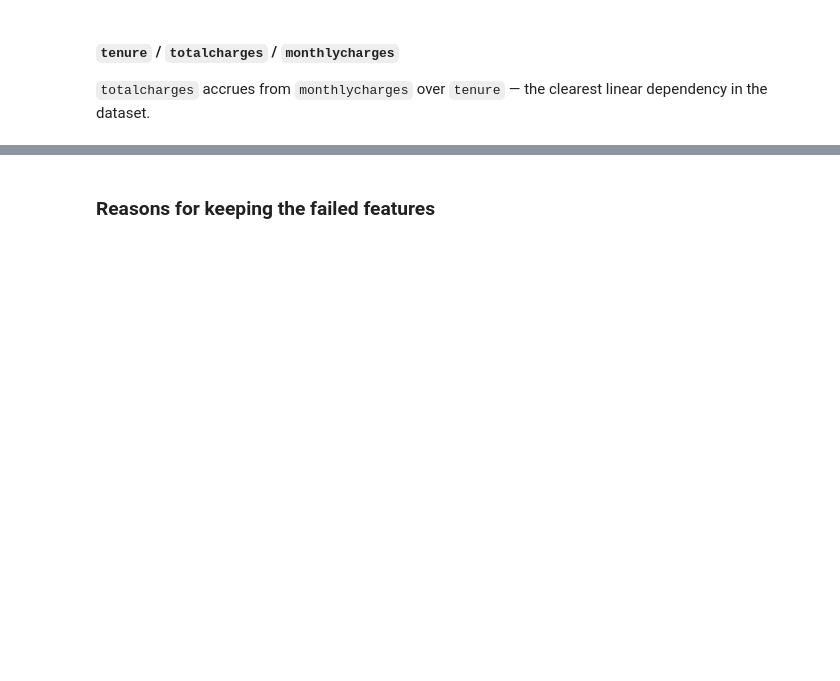
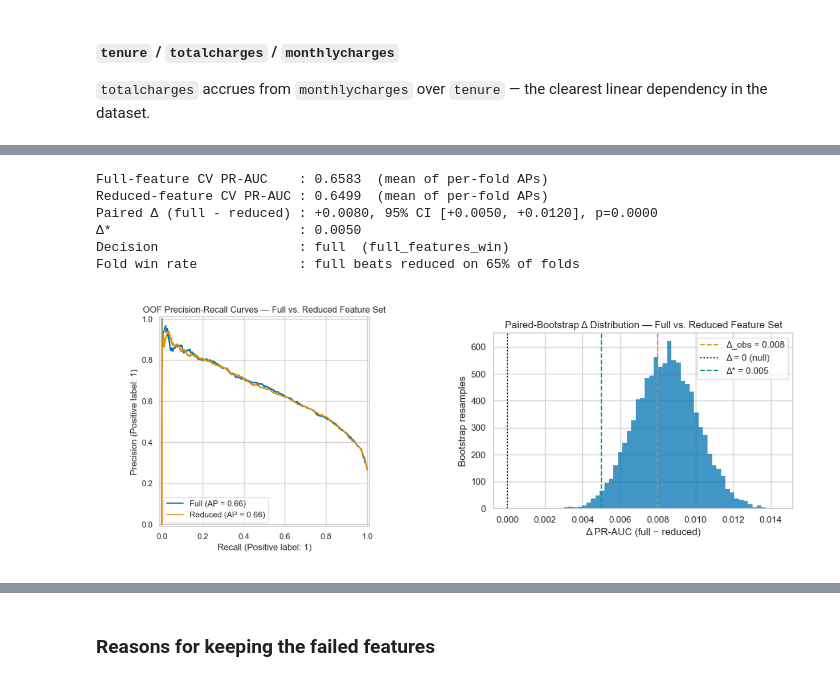
Before and after one commit to Ampofowaa/TelcoChurn_PortfolioProject, a Jupyter notebook: notebooks/03b-feature-selection.ipynb, the cells around one changed output, grey strips where cells are left out. Saved outputs shown, nothing was run; the diff lists cells and outputs as text; code cells hidden in the pictures; blank space fills up the shorter version.

```diff
--- a/notebooks/03b-feature-selection.ipynb
+++ b/notebooks/03b-feature-selection.ipynb
@@ -345 +468,40 @@ Fold win rate            : full beats reduced on 69/100 folds (69%)
+# %%
+if review is not None:
+    run_data = client.get_run(review["run_id"]).data
+
+    full_pr_auc = run_data.metrics["full_cv_pr_auc_mean"]
+    reduced_pr_auc = run_data.metrics["reduced_cv_pr_auc_mean"]
+    delta_obs = run_data.metrics["bootstrap_delta_obs"]
+    ci_lo = run_data.metrics["bootstrap_delta_ci_lower"]
+    ci_hi = run_data.metrics["bootstrap_delta_ci_upper"]
+    p_value = run_data.metrics["bootstrap_p_value"]
+    fold_win_rate = run_data.metrics["fold_win_rate"]
+    delta_threshold = float(run_data.params["delta_threshold"])
+
+    print(f"Full-feature CV PR-AUC    : {full_pr_auc:.4f}  (mean of per-fold APs)")
+    print(f"Reduced-feature CV PR-AUC : {reduced_pr_auc:.4f}  (mean of per-fold APs)")
+    print(f"Paired Δ (full - reduced) : {delta_obs:+.4f}, 95% CI [{ci_lo:+.4f}, {ci_hi:+.4f}], p={p_value:.4f}")
+    print(f"Δ*                        : {delta_threshold:.4f}")
+    print(f"Decision                  : {today_feature_decision}  ({review['decision_rule']})")
+    print(f"Fold win rate             : full beats reduced on {fold_win_rate:.0%} of folds")
+
+    import matplotlib.image as mpimg
+
+    fig, axes = plt.subplots(1, 2, figsize=(13, 5))
+    axes[0].imshow(mpimg.imread(f"{figures_dir}/pr_curves.png"))
+    axes[0].axis("off")
+    axes[1].imshow(mpimg.imread(f"{figures_dir}/bootstrap_delta_dist.png"))
+    axes[1].axis("off")
+    plt.tight_layout()
+    plt.show()
+else:
+    print("Skipped — the review above did not run this session.")
+# %% [output]
+Full-feature CV PR-AUC    : 0.6583  (mean of per-fold APs)
+Reduced-feature CV PR-AUC : 0.6499  (mean of per-fold APs)
+Paired Δ (full - reduced) : +0.0080, 95% CI [+0.0050, +0.0120], p=0.0000
+Δ*                        : 0.0050
+Decision                  : full  (full_features_win)
+Fold win rate             : full beats reduced on 65% of folds
+[figure, added]
 # %% [markdown]
```
Also changed, not shown: parts of 68 cells of this notebook, 1 other file.
